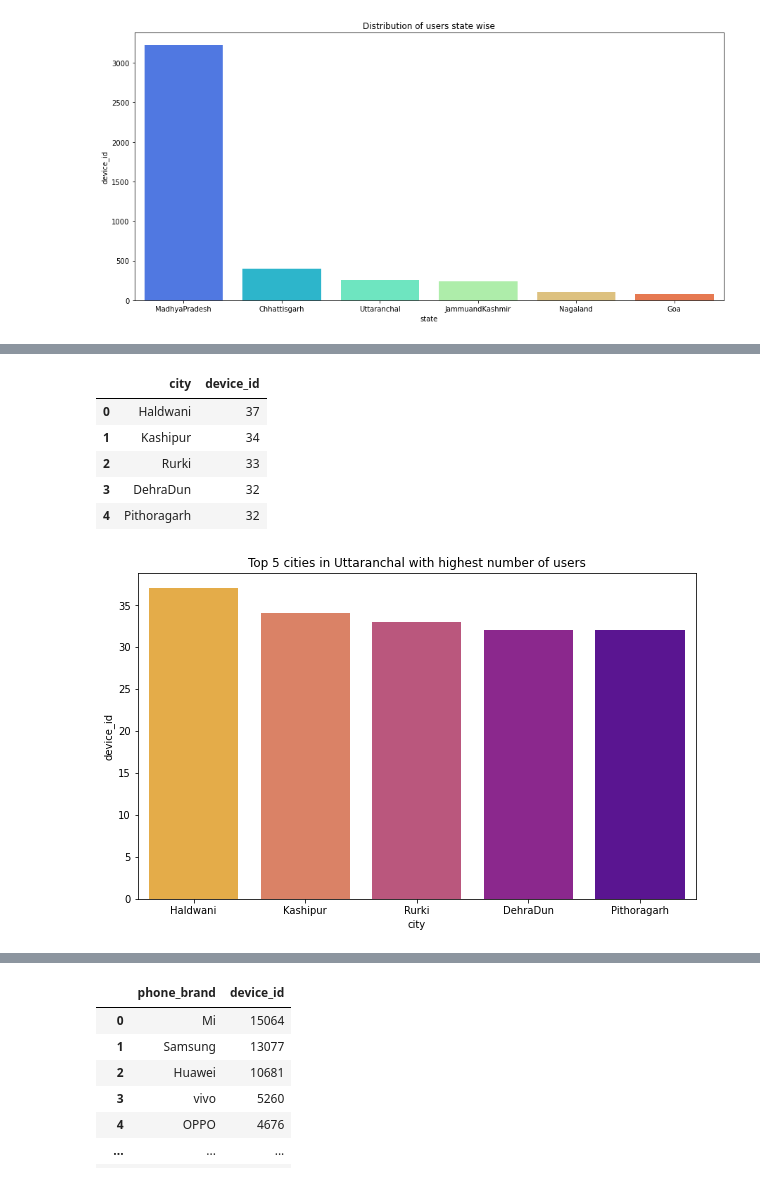
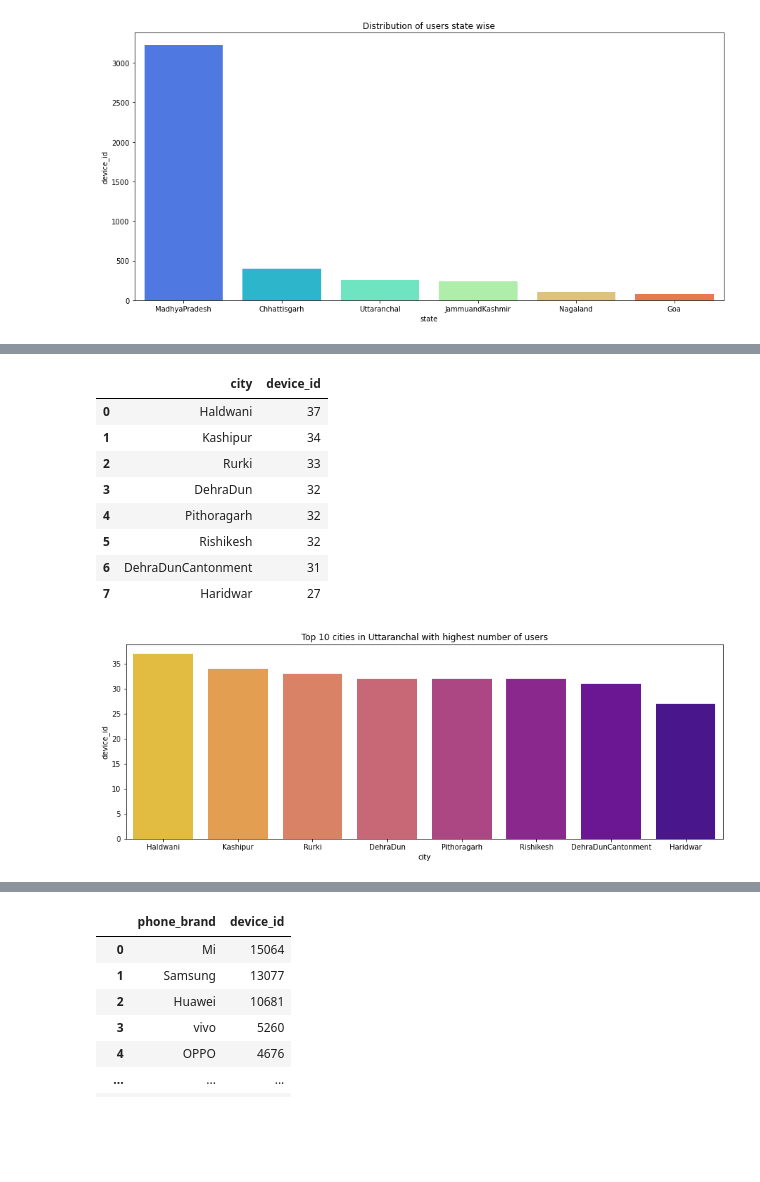
Before and after one commit to nirmal-panda/insaid_capstone_1, a Jupyter notebook: Capstone_1005_project_final.ipynb, the cells around one changed output, grey strips where cells are left out. Saved outputs shown, nothing was run; the diff lists cells and outputs as text; code cells hidden in the pictures; blank space fills up the shorter version.

```diff
--- a/Capstone_1005_project_final.ipynb
+++ b/Capstone_1005_project_final.ipynb
@@ -709,14 +867,17 @@ display(pd.concat([state_Chhattisgarh_cities,state_Chhattisgarh_users],axis=1))
 # %%
-plt.figure(figsize=(10,6))
-plt.title("Top 5 cities in Uttaranchal with highest number of users")
+plt.figure(figsize=(15,5))
+plt.title("Top 10 cities in Uttaranchal with highest number of users")
 sns.barplot(state_Uttaranchal_cities,state_Uttaranchal_users,palette='plasma_r')
 display(pd.concat([state_Uttaranchal_cities,state_Uttaranchal_users],axis=1))
 # %% [output]
 |  | city | device_id |
 | 0 | Haldwani | 37 |
 | 1 | Kashipur | 34 |
 | 2 | Rurki | 33 |
 | 3 | DehraDun | 32 |
 | 4 | Pithoragarh | 32 |
+| 5 | Rishikesh | 32 |
+| 6 | DehraDunCantonment | 31 |
+| 7 | Haridwar | 27 |
-[figure, old version]
+[figure, new version]
 # %%
```
Also changed, not shown: parts of 86 cells of this notebook.
